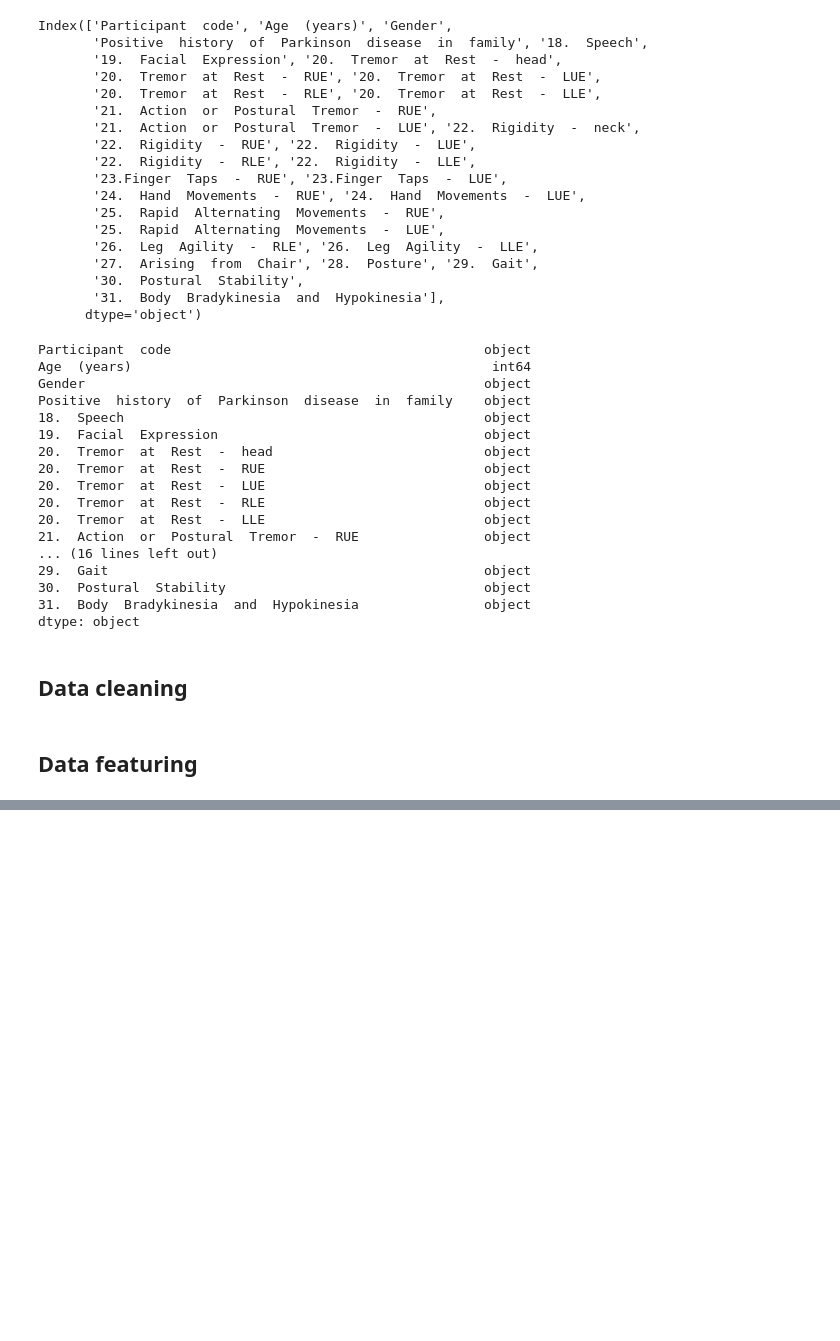
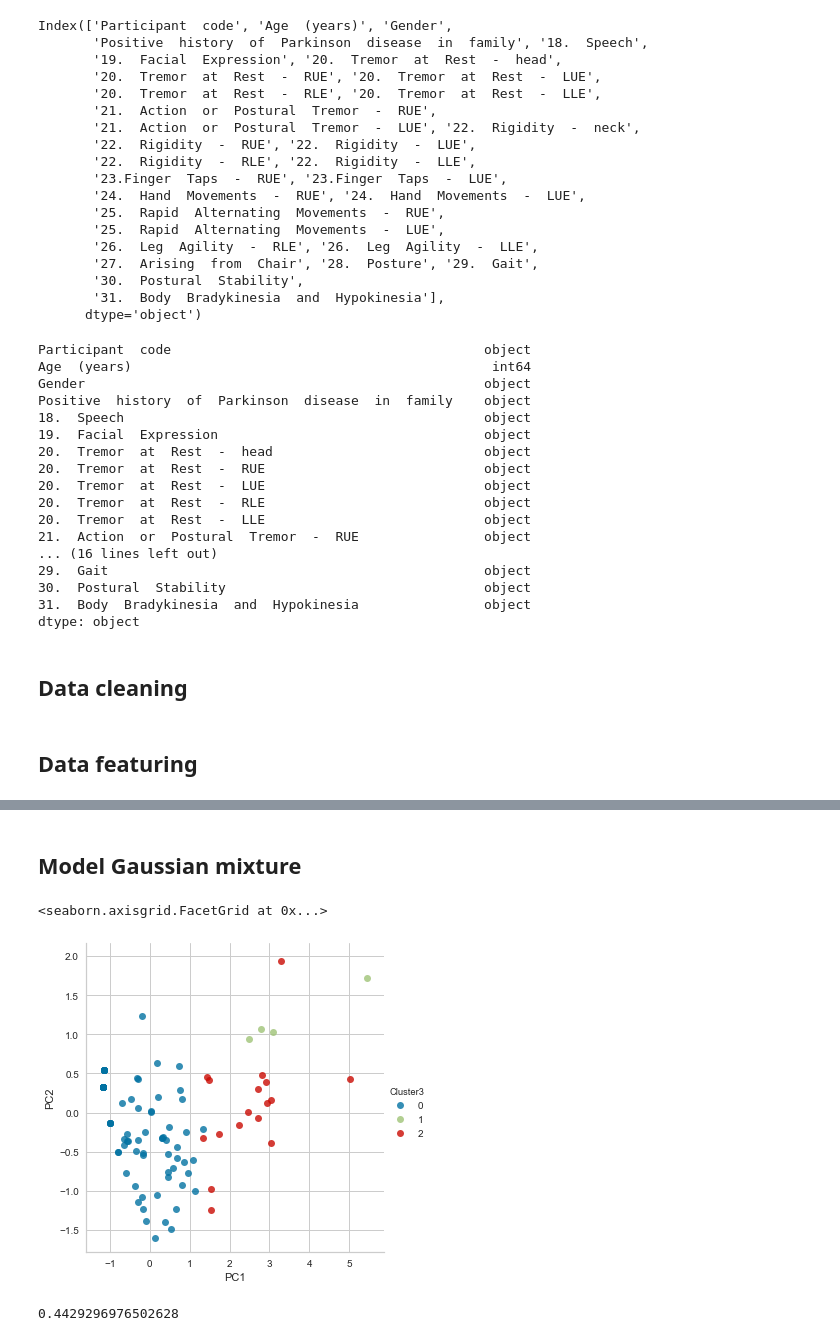
Before and after one commit to alinedebenath/ironhack-datalabs-dataparis0619-pt, a Jupyter notebook: module-3/unsupervised-learning-project/your-code/my-code.ipynb, the cells around one changed output, grey strips where cells are left out. Cells and saved outputs as stored; diff of their text form; code cells hidden in the pictures; blank space fills up the shorter version.

```diff
--- a/module-3/unsupervised-learning-project/your-code/my-code.ipynb
+++ b/module-3/unsupervised-learning-project/your-code/my-code.ipynb
@@ -202,0 +267,2 @@ sns.lmplot('PC1', 'PC2', data=pca_df, hue='Cluster', fit_reg=False)
+# %%
+data.drop(columns=['Cluster2'], inplace=True)
@@ -202,0 +273,11 @@ sns.lmplot('PC1', 'PC2', data=pca_df, hue='Cluster', fit_reg=False)
+# %% [markdown]
+## Model Gaussian mixture
+# %%
+from sklearn.mixture import GaussianMixture
+gmm = GaussianMixture(n_components=3).fit(data)
+data['Cluster3']= gmm.predict(data)
+pca_df = pd.concat([pca_df, data['Cluster3']], axis=1)
+sns.lmplot('PC1', 'PC2', data=pca_df, hue='Cluster3', fit_reg=False)
+# %% [output]
+<seaborn.axisgrid.FacetGrid at 0x...>
+[figure, added]
@@ -202,0 +286,4 @@ sns.lmplot('PC1', 'PC2', data=pca_df, hue='Cluster', fit_reg=False)
+# %%
+silhouette_score(data, gmm.predict(data), metric='euclidean')
+# %% [output]
+0.4429296976502628
```
Also changed, not shown: parts of 37 cells of this notebook, 6 other files.
